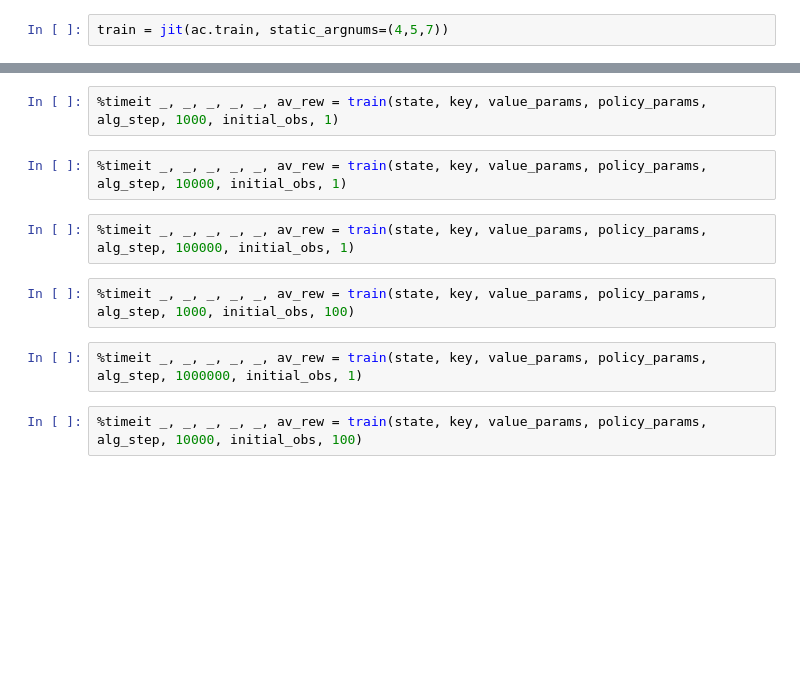
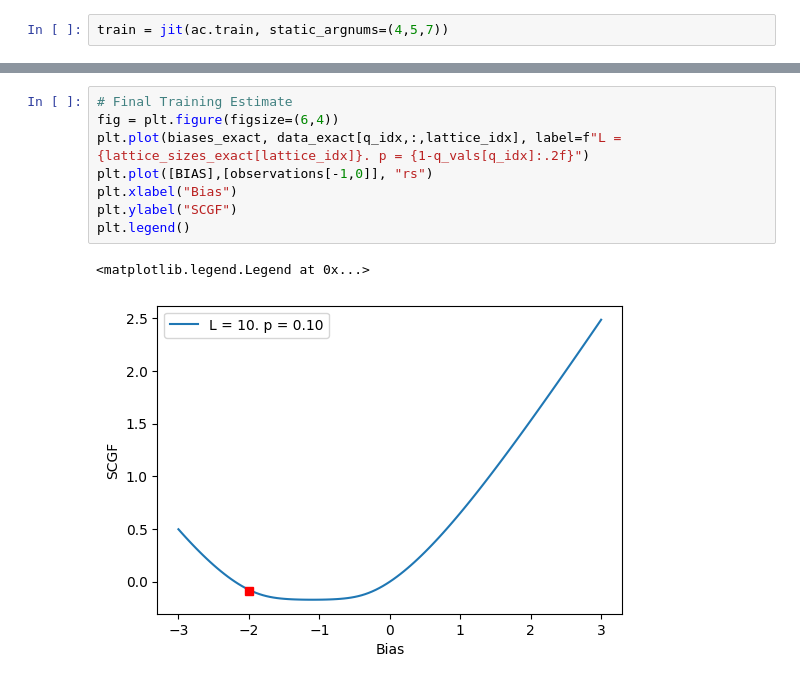
Before and after one commit to RL-with-TNs/acten_code, a Jupyter notebook: ACTeN/asep_demo.ipynb, the cells around one changed output, grey strips where cells are left out. Cells and saved outputs as stored; diff of their text form; blank space fills up the shorter version.

```diff
--- a/ACTeN/asep_demo.ipynb
+++ b/ACTeN/asep_demo.ipynb
@@ -123,12 +115,11 @@ plt.hlines(exact_theta[0], 0, len(observations[:]))
-# %%
-%timeit _, _, _, _, _, av_rew = train(state, key, value_params, policy_params, alg_step, 1000, initial_obs, 1)
-# %%
-%timeit _, _, _, _, _, av_rew = train(state, key, value_params, policy_params, alg_step, 10000, initial_obs, 1)
-# %%
-%timeit _, _, _, _, _, av_rew = train(state, key, value_params, policy_params, alg_step, 100000, initial_obs, 1)
-# %%
-%timeit _, _, _, _, _, av_rew = train(state, key, value_params, policy_params, alg_step, 1000, initial_obs, 100)
-# %%
-%timeit _, _, _, _, _, av_rew = train(state, key, value_params, policy_params, alg_step, 1000000, initial_obs, 1)
-# %%
-%timeit _, _, _, _, _, av_rew = train(state, key, value_params, policy_params, alg_step, 10000, initial_obs, 100)
+# %%
+# Final Training Estimate
+fig = plt.figure(figsize=(6,4))
+plt.plot(biases_exact, data_exact[q_idx,:,lattice_idx], label=f"L = {lattice_sizes_exact[lattice_idx]}. p = {1-q_vals[q_idx]:.2f}")
+plt.plot([BIAS],[observations[-1,0]], "rs")
+plt.xlabel("Bias")
+plt.ylabel("SCGF")
+plt.legend()
+# %% [output]
+<matplotlib.legend.Legend at 0x...>
+[figure, added]
```
Also changed, not shown: parts of 19 cells of this notebook, 1 other file.
